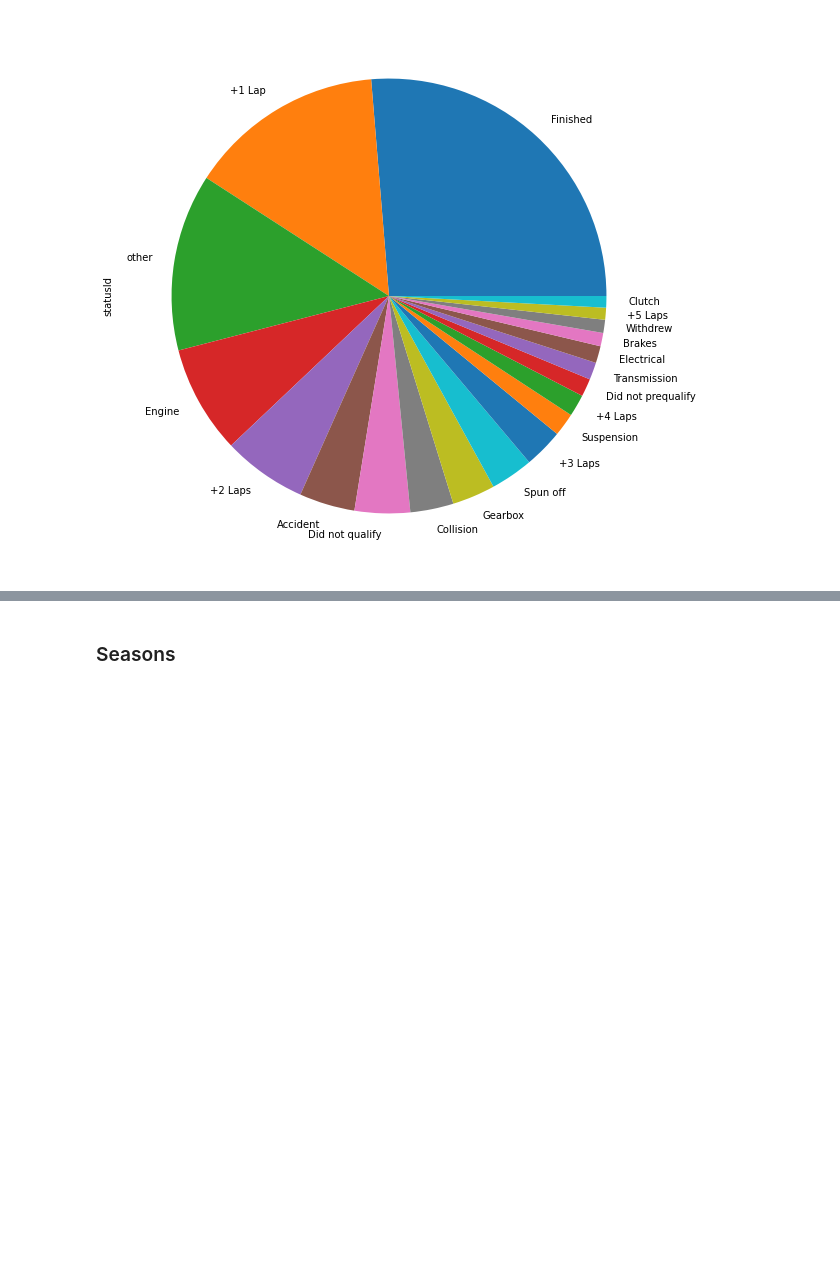
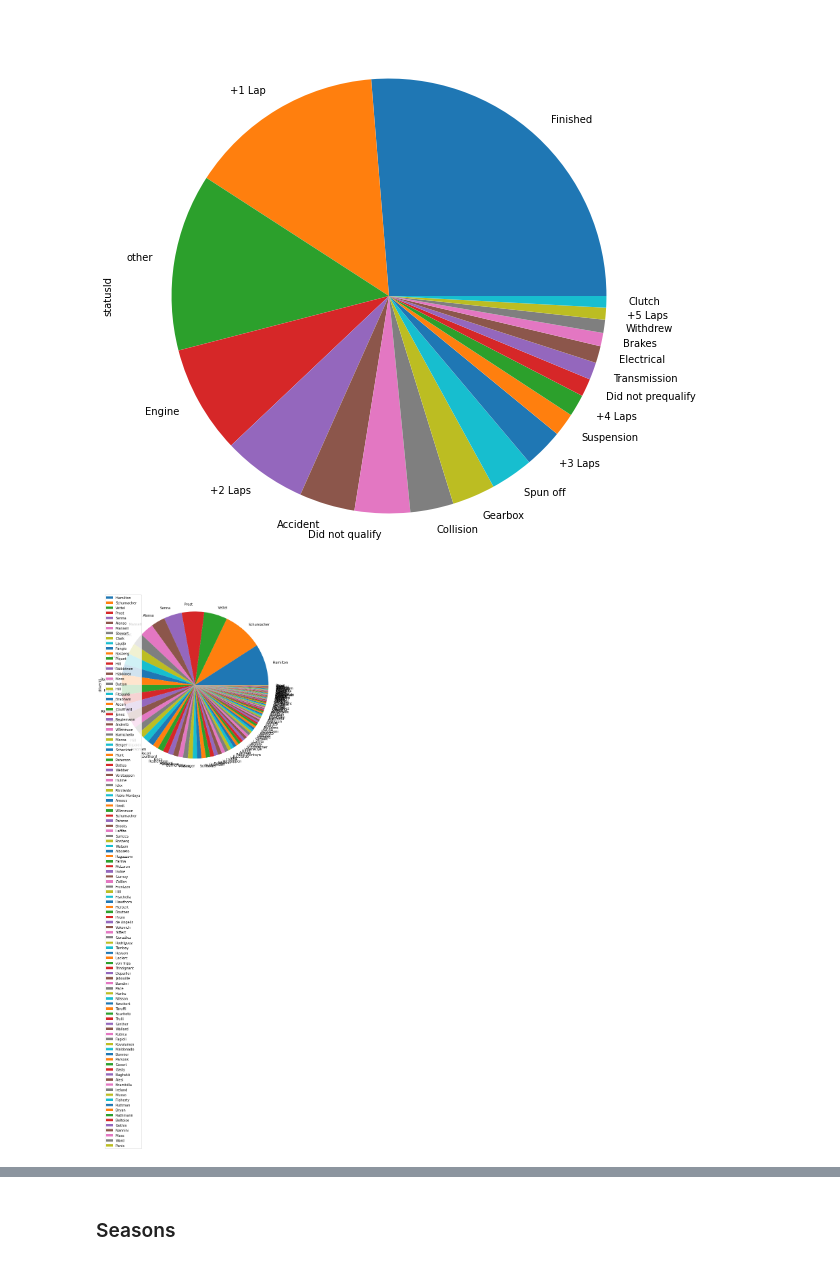
Before and after one commit to juankasv99/APC-F1RacePredictions, a Jupyter notebook: Untitled.ipynb, the cells around one changed output, grey strips where cells are left out. Saved outputs shown, nothing was run; the diff lists cells and outputs as text; code cells hidden in the pictures; blank space fills up the shorter version.

```diff
--- a/Untitled.ipynb
+++ b/Untitled.ipynb
@@ -238,3 +275,18 @@ Withdrew               243
 Clutch                 214
 Name: statusId, dtype: int64
 [figure]
+# %%
+winResults = resultsDF[resultsDF['position'] == "1"]
+winCount = winResults["driverId"].value_counts()
+winCount = winCount.to_frame()
+#display(winCount)
+
+indexnames={}
+for idx in winCount.index:
+    name = driversDF.loc[driversDF["driverId"]==idx, "surname"].iloc[0]
+    indexnames[idx]=name
+winCountDef=winCount.rename(index=indexnames)
+
+winCountDef.plot.pie(figsize=(10, 10), subplots=True);
+# %% [output]
+[figure, added]
```
Also changed, not shown: parts of 4 cells of this notebook, 1 other file.
